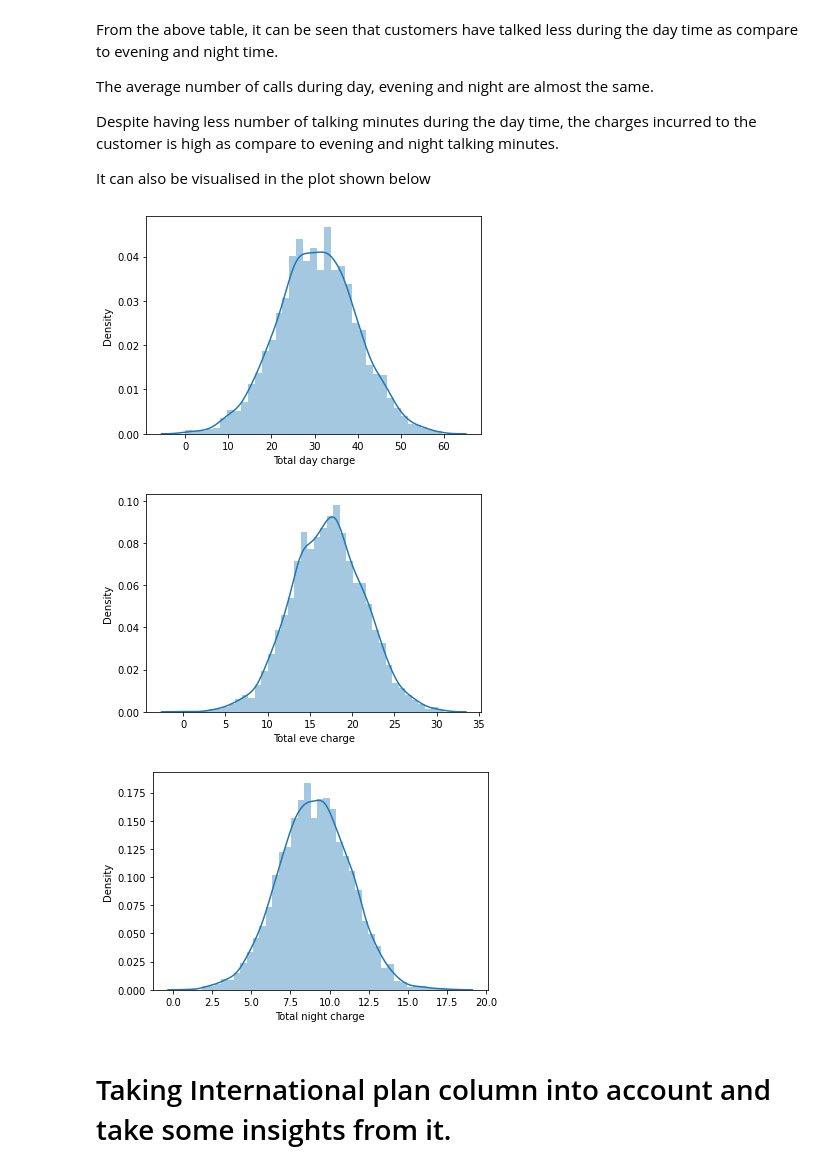
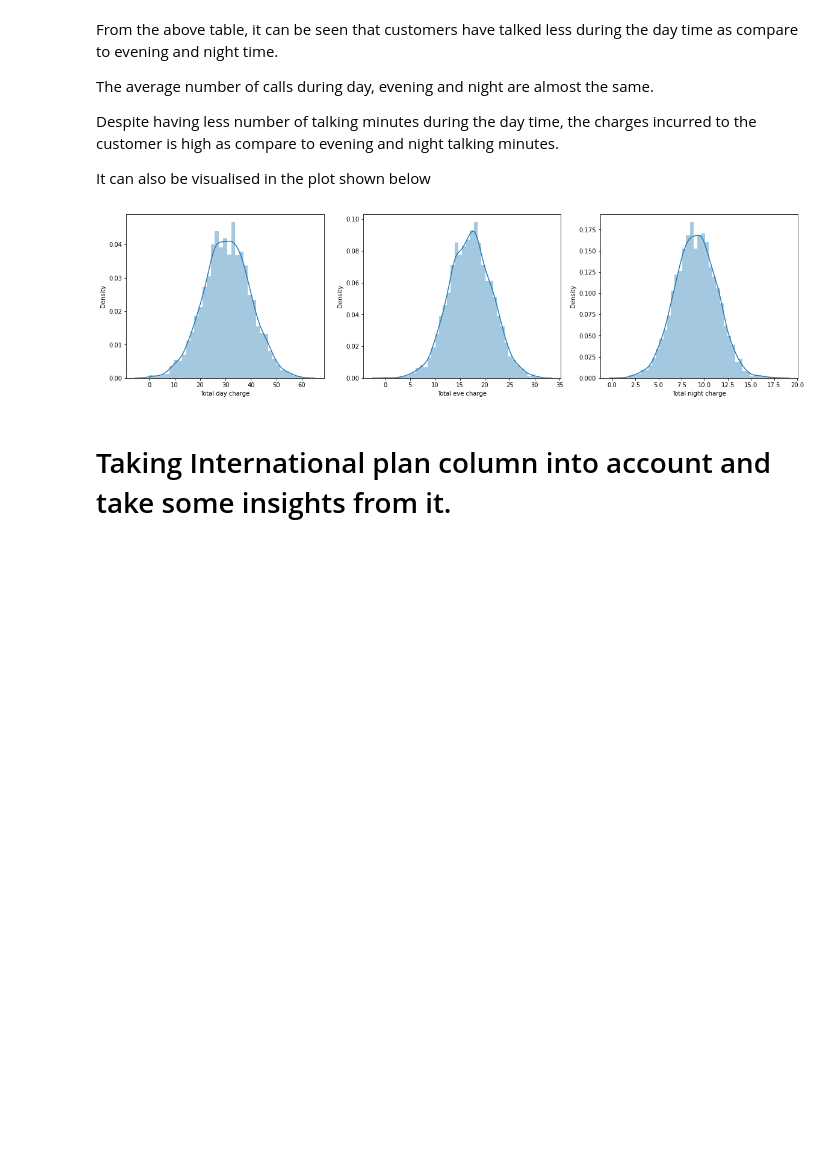
Before and after one commit to nitesh-singh-datascience/team-power-telecom-churn-analysis, a Jupyter notebook: Copy_of_Telecom_Churn_Analysis_Capstone_Project.ipynb, the cells around one changed output. Cells and saved outputs as stored; diff of their text form; code cells hidden in the pictures; blank space fills up the shorter version.

```diff
--- a/Copy_of_Telecom_Churn_Analysis_Capstone_Project.ipynb
+++ b/Copy_of_Telecom_Churn_Analysis_Capstone_Project.ipynb
@@ -167,16 +167,18 @@ Despite having less number of talking minutes during the day time, the charges i
 
 It can also be visualised in the plot shown below
 # %%
+plt.figure(figsize=(20,5))
+plt.subplot(1,3,1)
 sb.distplot(telecom_df['Total day charge'])
-plt.show()
+
+plt.subplot(1,3,2)
 sb.distplot(telecom_df['Total eve charge'])
-plt.show()
+
+plt.subplot(1,3,3)
 sb.distplot(telecom_df['Total night charge'])
 plt.show()
 # %% [output]
-[figure, old version]
+[figure, new version]
-[figure, removed]
-[figure, removed]
 # %% [markdown]
 # Taking International plan column into account and take some insights from it.
 # %%
```
Also changed, not shown: parts of 6 cells of this notebook.
